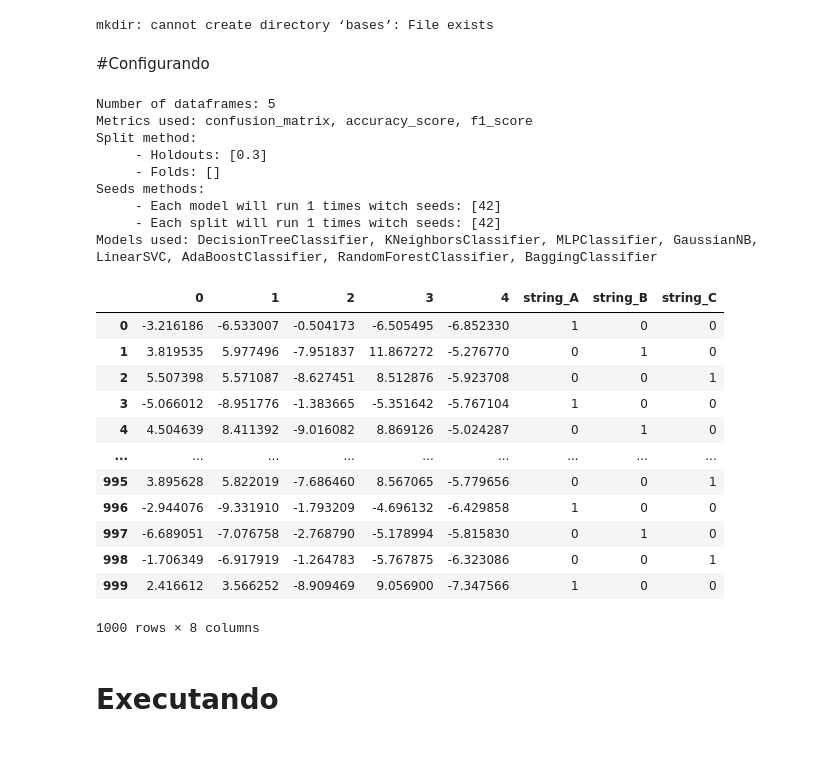
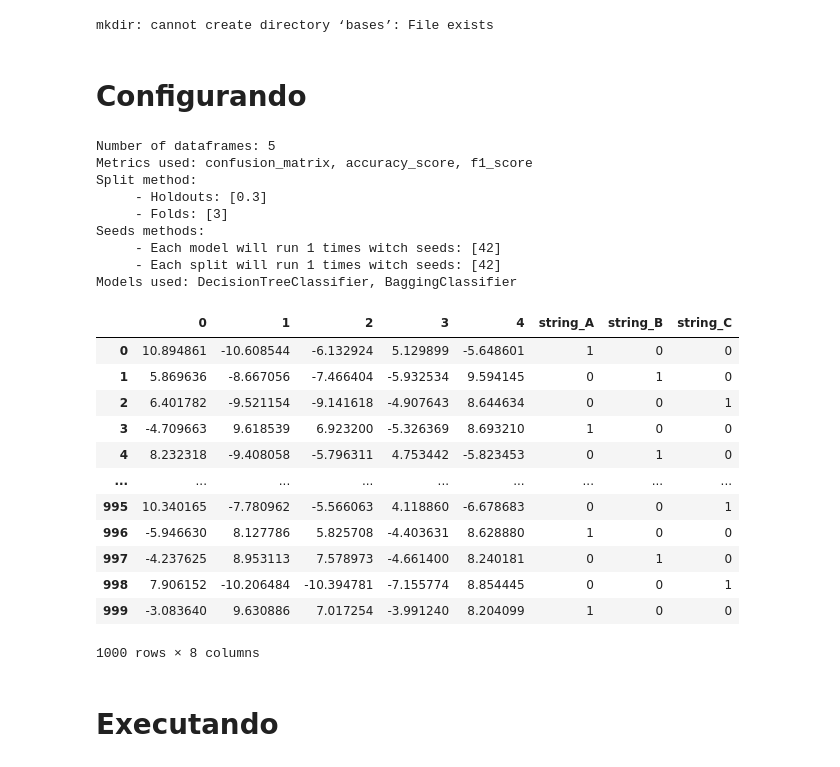
Before and after one commit to victorvieirat/sklearn-experimenter, a Jupyter notebook: example.ipynb, the cells around one changed output. Drawn from its saved outputs; the diff is of its cells as text; code cells hidden in the pictures.

```diff
--- a/example.ipynb
+++ b/example.ipynb
@@ -5,7 +7,8 @@ mkdir: cannot create directory ‘bases’: File exists
 # %%
 from sklearn.datasets import make_blobs
 import pandas as pd
-for i in range(5):
+for i in range(2):
+    i+=1
     X, y = make_blobs(n_samples=1000, centers=3, n_features=5)
     X = pd.DataFrame(X)
 
@@ -26,26 +29,24 @@ from sklearn.ensemble import BaggingClassifier
 from sklearn.neighbors import KNeighborsClassifier as knn
 from experimenter import ModelRunner
 # %% [markdown]
-#Configurando
+# Configurando
 # %%
 runner = ModelRunner()
 
 #Bases
-runner.data.add_datasets('bases/')
+runner.data.add_datasets(['bases/', #Path to folder
+                          'bases/df1.csv', #Path to file
+                          (X,'X'), #Dataframe with name
+                          X #Dataframe without name
+                          ])
 
 #Splits
-#runner.splits.add_holdout([.3,.25])
-#runner.splits.add_fold([5,6])
-runner.splits.add_holdout([.3])
+runner.splits.add_holdout([.3]) #Holdouts
+runner.splits.add_fold([3]) #Kfolds
+
 
 #Modelos
 runner.models.add_models(['DecisionTreeClassifier',
-                         'KNeighborsClassifier',
-                         'MLPClassifier',
-                         'GaussianNB',
-                         'LinearSVC',
-                         'AdaBoostClassifier',
-                         'RandomForestClassifier',
                          BaggingClassifier(estimator=knn())]
                          )
 
@@ -61,32 +62,34 @@ runner.random.add_model_seed([42])
 #runner.random.add_split_seed([10,12])
 
 runner.summarize()
+
+runner.save_path ='output.pkl'
 # %% [output]
 Number of dataframes: 5
 Metrics used: confusion_matrix, accuracy_score, f1_score
 Split method:
      - Holdouts: [0.3]
-     - Folds: []
+     - Folds: [3]
 Seeds methods:
      - Each model will run 1 times witch seeds: [42]
      - Each split will run 1 times witch seeds: [42]
-Models used: DecisionTreeClassifier, KNeighborsClassifier, MLPClassifier, GaussianNB, LinearSVC, AdaBoostClassifier, RandomForestClassifier, BaggingClassifier
+Models used: DecisionTreeClassifier, BaggingClassifier
 # %%
 #Acessando um dataset
-runner.data.datasets[0].get_feature()
+runner.data.datasets[-1].get_feature()
 # %% [output]
 |  | 0 | 1 | 2 | 3 | 4 | string_A | string_B | string_C |
-| 0 | -3.216186 | -6.533007 | -0.504173 | -6.505495 | -6.852330 | 1 | 0 | 0 |
-| 1 | 3.819535 | 5.977496 | -7.951837 | 11.867272 | -5.276770 | 0 | 1 | 0 |
-| 2 | 5.507398 | 5.571087 | -8.627451 | 8.512876 | -5.923708 | 0 | 0 | 1 |
-| 3 | -5.066012 | -8.951776 | -1.383665 | -5.351642 | -5.767104 | 1 | 0 | 0 |
-| 4 | 4.504639 | 8.411392 | -9.016082 | 8.869126 | -5.024287 | 0 | 1 | 0 |
+| 0 | 10.894861 | -10.608544 | -6.132924 | 5.129899 | -5.648601 | 1 | 0 | 0 |
+| 1 | 5.869636 | -8.667056 | -7.466404 | -5.932534 | 9.594145 | 0 | 1 | 0 |
+| 2 | 6.401782 | -9.521154 | -9.141618 | -4.907643 | 8.644634 | 0 | 0 | 1 |
+| 3 | -4.709663 | 9.618539 | 6.923200 | -5.326369 | 8.693210 | 1 | 0 | 0 |
+| 4 | 8.232318 | -9.408058 | -5.796311 | 4.753442 | -5.823453 | 0 | 1 | 0 |
 | ... | ... | ... | ... | ... | ... | ... | ... | ... |
-| 995 | 3.895628 | 5.822019 | -7.686460 | 8.567065 | -5.779656 | 0 | 0 | 1 |
-| 996 | -2.944076 | -9.331910 | -1.793209 | -4.696132 | -6.429858 | 1 | 0 | 0 |
-| 997 | -6.689051 | -7.076758 | -2.768790 | -5.178994 | -5.815830 | 0 | 1 | 0 |
-| 998 | -1.706349 | -6.917919 | -1.264783 | -5.767875 | -6.323086 | 0 | 0 | 1 |
-| 999 | 2.416612 | 3.566252 | -8.909469 | 9.056900 | -7.347566 | 1 | 0 | 0 |
+| 995 | 10.340165 | -7.780962 | -5.566063 | 4.118860 | -6.678683 | 0 | 0 | 1 |
+| 996 | -5.946630 | 8.127786 | 5.825708 | -4.403631 | 8.628880 | 1 | 0 | 0 |
+| 997 | -4.237625 | 8.953113 | 7.578973 | -4.661400 | 8.240181 | 0 | 1 | 0 |
+| 998 | 7.906152 | -10.206484 | -10.394781 | -7.155774 | 8.854445 | 0 | 0 | 1 |
+| 999 | -3.083640 | 9.630886 | 7.017254 | -3.991240 | 8.204099 | 1 | 0 | 0 |
 1000 rows × 8 columns
 # %% [markdown]
 # Executando
```
Also changed, not shown: parts of 3 cells of this notebook, 2 other files.
